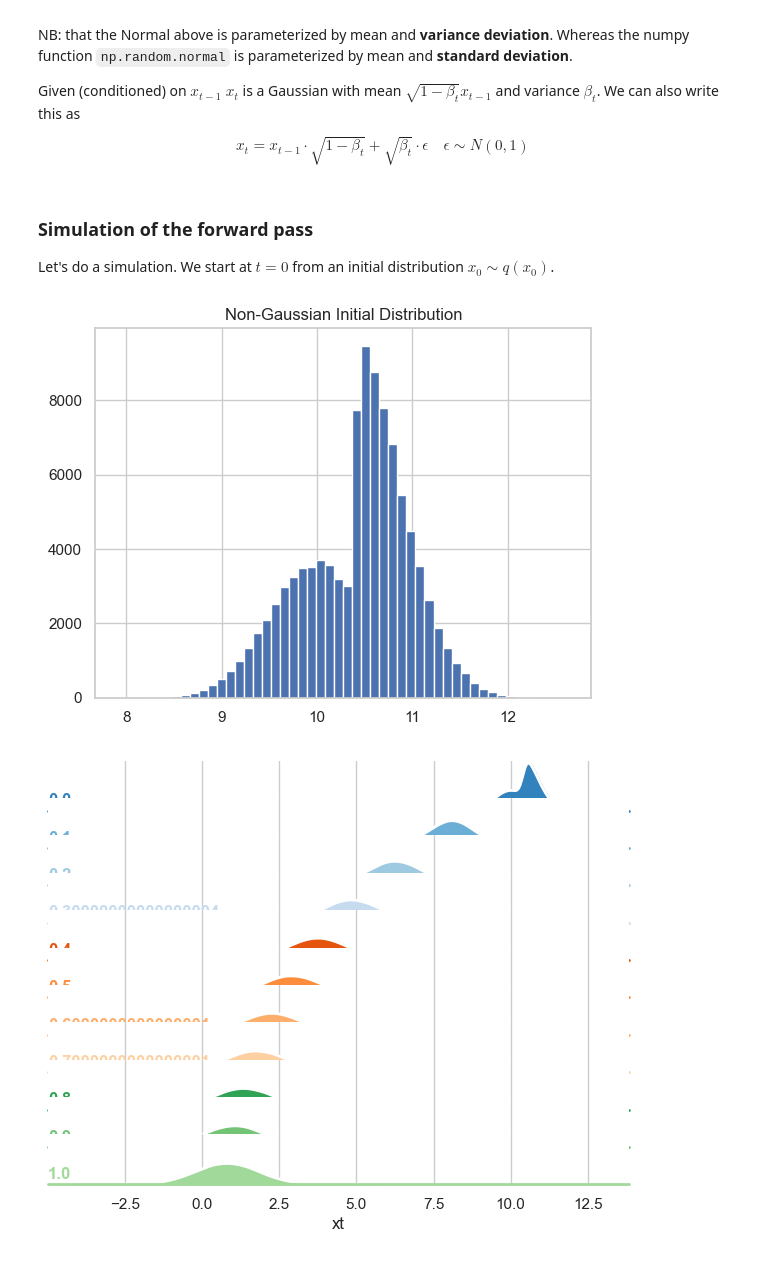
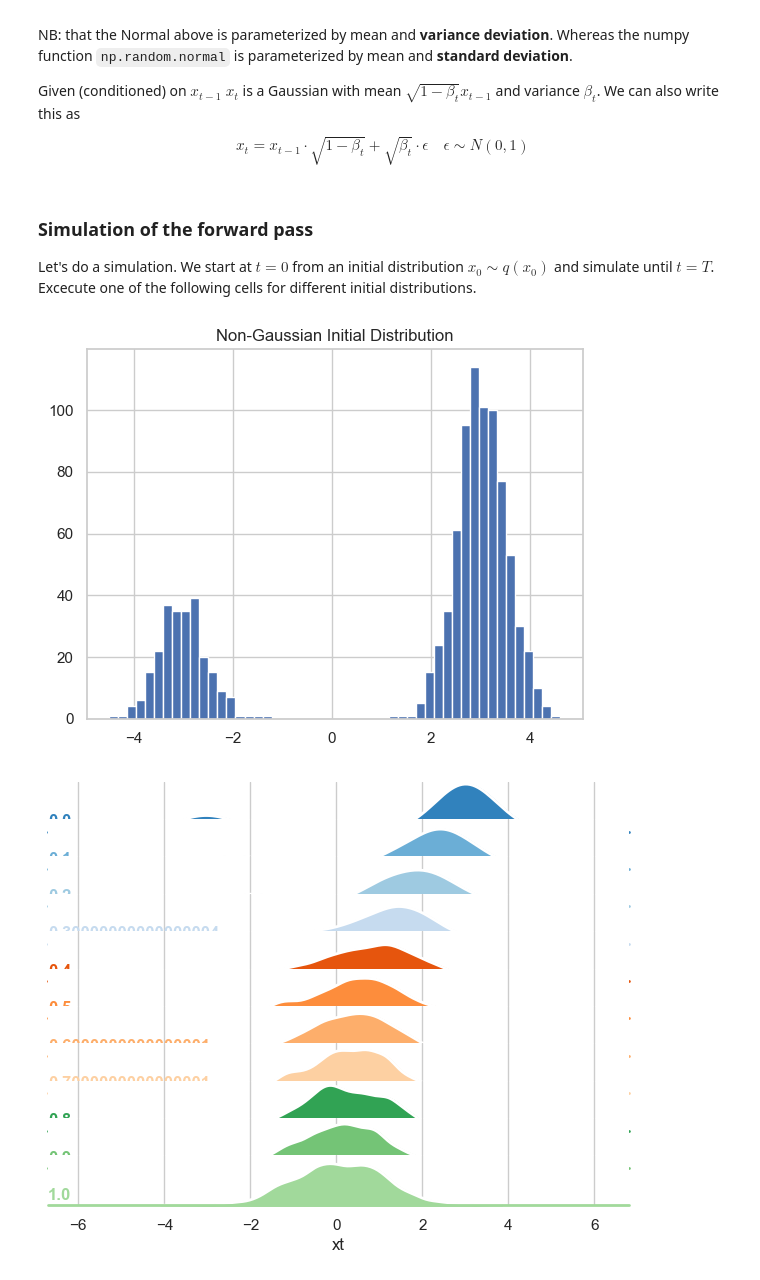
Before and after one commit to ioskn/mldl_htwg, a Jupyter notebook: diffusion/diffusion.ipynb, the cells around one changed output. Saved outputs shown, nothing was run; the diff lists cells and outputs as text; code cells hidden in the pictures.

```diff
--- a/diffusion/diffusion.ipynb
+++ b/diffusion/diffusion.ipynb
@@ -20,4 +24,5 @@ $$
 $$
 # %% [markdown]
 ### Simulation of the forward pass
-Let's do a simulation. We start at $t=0$ from an initial distribution $x_0 \sim q(x_0)$.
+Let's do a simulation. We start at $t=0$ from an initial distribution $x_0 \sim q(x_0)$ and simulate until $t=T$.
+Excecute one of the following cells for different initial distributions.
@@ -24,20 +35,26 @@ Let's do a simulation. We start at $t=0$ from an initial distribution $x_0 \sim
+# %%
+####### Bimodal Distribution centered at zero #######
+import numpy as np
+N = int(1e3)
+xt = np.random.normal(3, 0.5, N)
+idx = np.random.choice(N, int(N/4), replace=False)
+xt[idx] = np.random.normal(-3, 0.5, len(idx))
+
+####### Uniform Distribution #######
+#xt = np.random.uniform(3, 3.5, N)
 # %%
+steps = 10 #<-- Number of time steps corresponding to T
+beta = 0.4 #<-- Diffusion parameter here fixed
+
 import warnings
 warnings.filterwarnings('ignore')
 
 import pandas as pd
-import numpy as np
 import seaborn as sns
 import matplotlib.pyplot as plt
 from sklearn.preprocessing import MinMaxScaler
 
-# Reproducing the R code in Python
-N = int(1e5)
-steps = 10
-beta = 0.4
-#### Bimodal Distribution ####
-xt = np.random.normal(10.42, 0.5, N)
-xt[xt < 10.4] = np.random.normal(10, 0.5, len(xt[xt < 10.4]))
+
 xt0=xt
 plt.hist(xt, bins=50)
 plt.title('Non-Gaussian Initial Distribution')
@@ -93,32 +110,32 @@ plt.show()
 # Print the mean and standard deviation of the final xt
 mean_xt = np.mean(xt)
 sd_xt = np.std(xt)
 mean_xt, sd_xt
 
 # Creating a new DataFrame to store the mean and standard deviation at each time step
 mean_sd_df = df.groupby('t').agg(
     mean_xt=('xt', 'mean'),
     sd_xt=('xt', 'std')
 ).reset_index()
 
 # Creating a plot with two y-axes
 fig, ax1 = plt.subplots(figsize=(10, 6))
 
 # Plotting the mean values of xt
 ax1.errorbar(mean_sd_df['t'], mean_sd_df['mean_xt'],
              yerr=mean_sd_df['sd_xt'], fmt='-o', capsize=5,
              label='Mean $\pm$ 1 SD', color='tab:blue')
 ax1.set_xlabel('Time steps (t)')
 ax1.set_ylabel('Mean value of $x_t$', color='tab:blue')
 ax1.tick_params(axis='y', labelcolor='tab:blue')
 
 # Adding a title
 plt.title('Mean value of $x_t$ over time steps with ±1 SD')
 
 # Adding a legend
 ax1.legend()
 
 plt.show()
 # %% [output]
-[figure, old version]
+[figure, new version]
-[figure, old version]
+[figure, new version]
```
Also changed, not shown: parts of 33 cells of this notebook, 5 other files.
